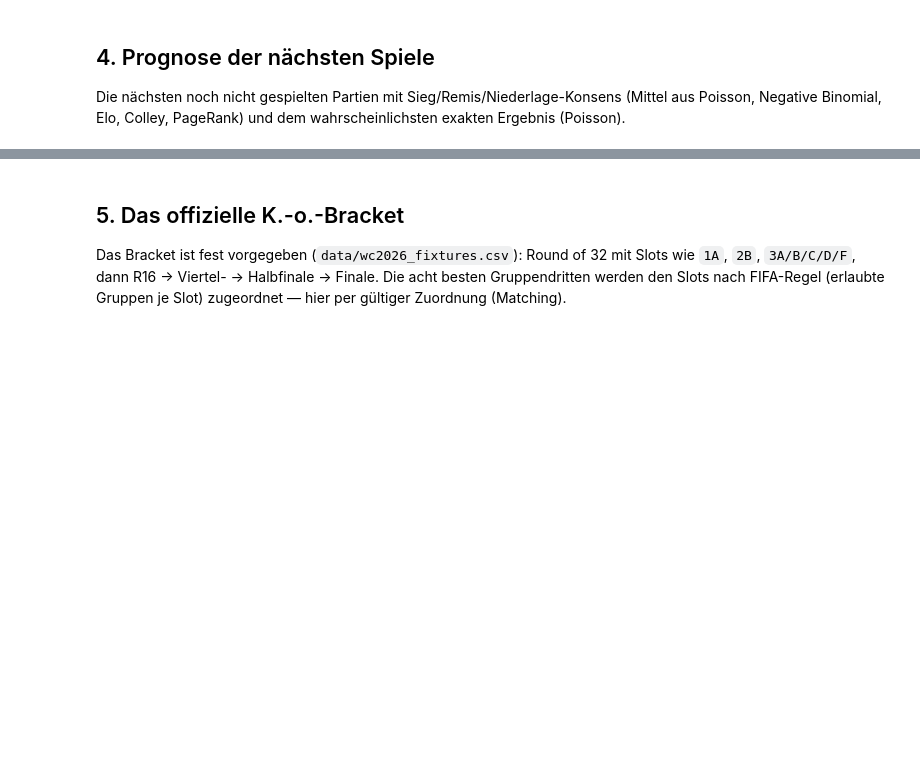
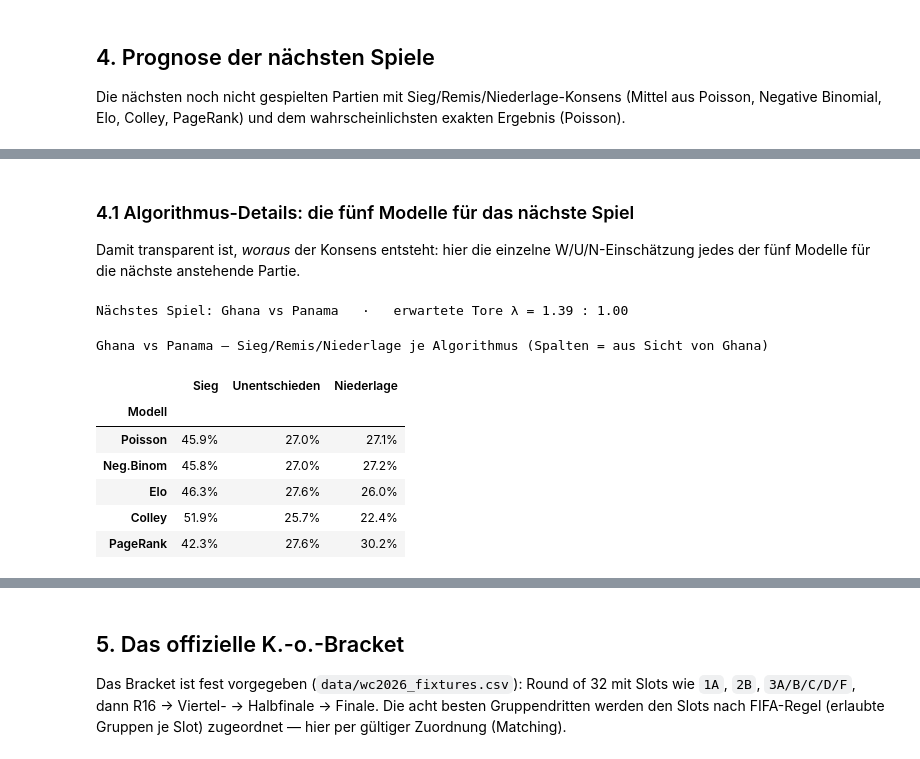
Before and after one commit to Deskaunedsei1983/wc2026-cl01, a Jupyter notebook: wc2026_live_update.ipynb, the cells around one changed output, grey strips where cells are left out. Drawn from its saved outputs; the diff is of its cells as text; code cells hidden in the pictures; blank space fills up the shorter version.

```diff
--- a/wc2026_live_update.ipynb
+++ b/wc2026_live_update.ipynb
@@ -262,0 +322,28 @@ Nächste Spiele — Prognose (Konsens W/U/N + wahrscheinlichstes Ergebnis)
+# %% [markdown]
+### 4.1 Algorithmus-Details: die fünf Modelle für das nächste Spiel
+
+Damit transparent ist, *woraus* der Konsens entsteht: hier die einzelne
+W/U/N-Einschätzung jedes der fünf Modelle für die nächste anstehende Partie.
+# %%
+upcoming = (sched[~sched.played & sched.team1.isin(STRENGTH) & sched.team2.isin(STRENGTH)]
+            .sort_values("date"))
+a0, b0 = upcoming.iloc[0].team1, upcoming.iloc[0].team2
+detail = pd.DataFrame(model_wdl(a0, b0), index=["Sieg","Unentschieden","Niederlage"]).T * 100
+detail.index.name = "Modell"
+la0, lb0 = lam(a0, b0)
+print(f"Nächstes Spiel: {a0} vs {b0}   ·   erwartete Tore λ = {la0:.2f} : {lb0:.2f}")
+(detail.style.format("{:.1f}%")
+   .background_gradient(cmap="Greens",  subset=["Sieg"])
+   .background_gradient(cmap="Oranges", subset=["Unentschieden"])
+   .background_gradient(cmap="Reds",    subset=["Niederlage"])
+   .set_caption(f"{a0} vs {b0} — Sieg/Remis/Niederlage je Algorithmus (Spalten = aus Sicht von {a0})"))
+# %% [output]
+Nächstes Spiel: Ghana vs Panama   ·   erwartete Tore λ = 1.39 : 1.00
+Ghana vs Panama — Sieg/Remis/Niederlage je Algorithmus (Spalten = aus Sicht von Ghana)
+|  | Sieg | Unentschieden | Niederlage |
+| Modell |  |  |  |
+| Poisson | 45.9% | 27.0% | 27.1% |
+| Neg.Binom | 45.8% | 27.0% | 27.2% |
+| Elo | 46.3% | 27.6% | 26.0% |
+| Colley | 51.9% | 25.7% | 22.4% |
+| PageRank | 42.3% | 27.6% | 30.2% |
```
Also changed, not shown: parts of 10 cells of this notebook, 2 other files.
